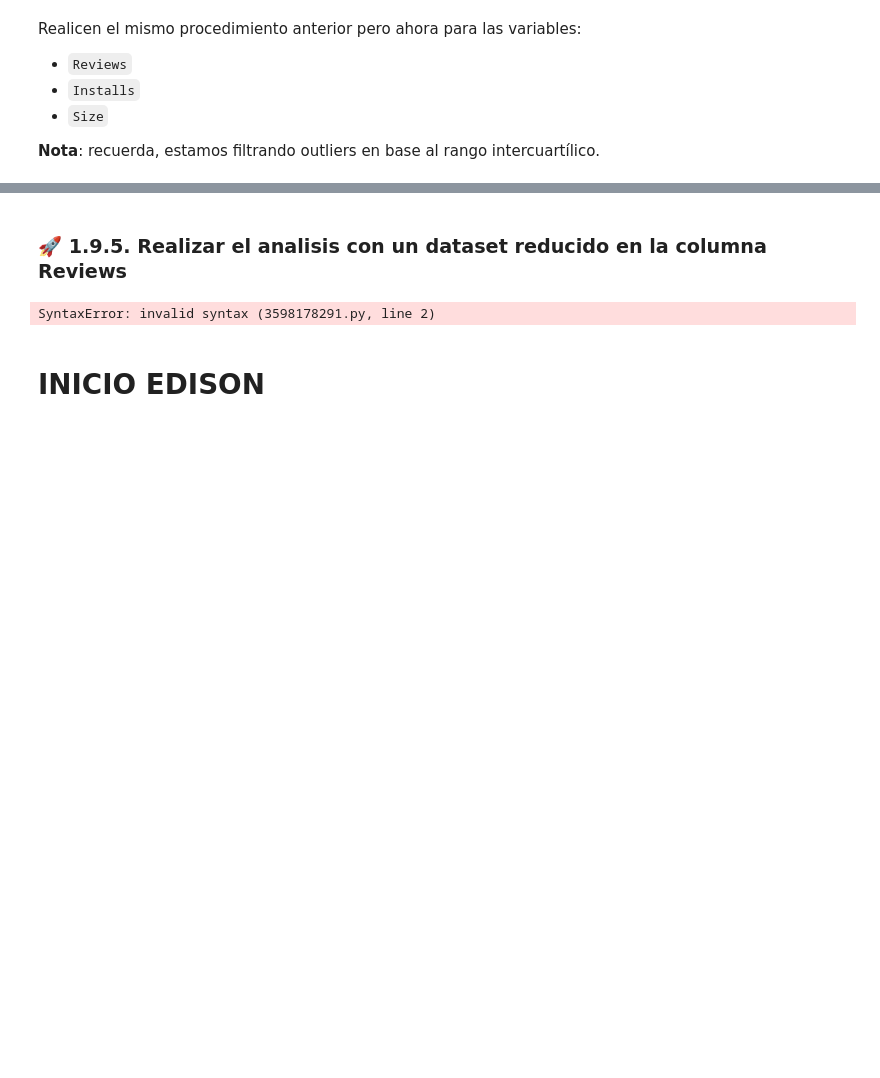
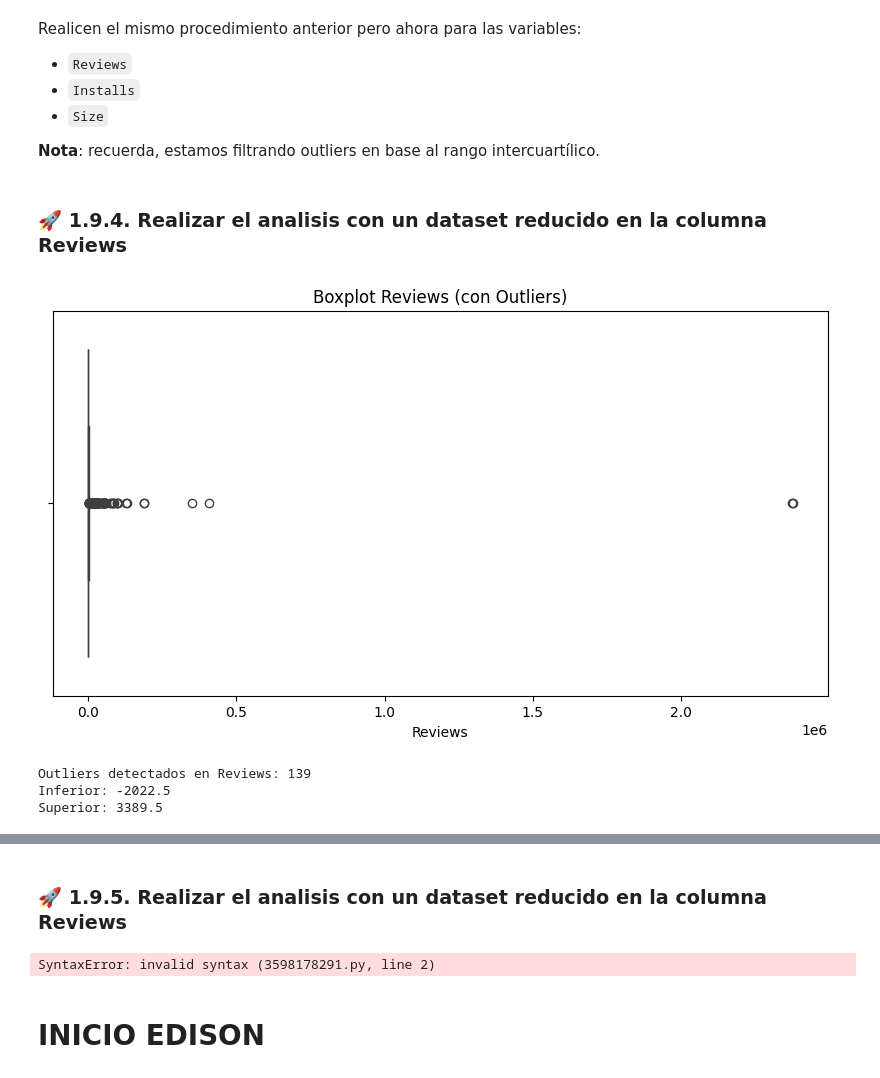
Before and after one commit to ChrisJavier/UIDE_3-WorkGroupProyectsVisu, a Jupyter notebook: Week1/src/VADDC_CP_W1_E4.ipynb, the cells around one changed output, grey strips where cells are left out. Drawn from its saved outputs; the diff is of its cells as text; code cells hidden in the pictures; blank space fills up the shorter version.

Commit message:
CCA Actualizacion de eliminacion de outliers Reviews

````diff
--- a/Week1/src/VADDC_CP_W1_E4.ipynb
+++ b/Week1/src/VADDC_CP_W1_E4.ipynb
@@ -481,10 +483,10 @@ plt.title("Boxplot Price (con Outliers)")
 plt.show()
 
 # Detectar
-outliers_ingreso, li, ls = detectar_outliers_iqr(data_free_apps, 'Price')
+outliers_ingreso, min_value, max_value = detectar_outliers_iqr(data_free_apps, 'Price')
 print(f"Outliers detectados en Price: {len(outliers_ingreso)}")
-print(f"Inferior: {li}")
-print(f"Superior: {ls}")
+print(f"Inferior: {min_value}")
+print(f"Superior: {max_value}")
 
 #############################
 # %% [output]
@@ -494,7 +496,7 @@ Inferior: -3.4037499999999996
 Superior: 10.026250000000001
 # %%
 # Tratamiento: Clipping (tope) en lugar de eliminar
-data_free_apps['Price'] = data_free_apps['Price'].clip(lower=li, upper=ls)
+data_free_apps['Price'] = data_free_apps['Price'].clip(lower=min_value, upper=max_value)
 print(f"Existen {data_free_apps.shape[0]} registros luego del filtro y eliminar los outliers")
 
 # Visualización post-tratamiento
@@ -577,3 +522,28 @@ Realicen el mismo procedimiento anterior pero ahora para las variables:
 *   ```Size```
 
 **Nota**: recuerda, estamos filtrando outliers en base al rango intercuartílico.
+# %% [markdown]
+### 🚀 1.9.4. Realizar el analisis con un dataset reducido en la columna Reviews
+# %%
+# Calcula e imprime los valores inferiores y superiores del rango intercuartilico
+# para las siguientes variables: Reviews
+#### TAREA 5 ###############
+# TU CÓDIGO AQUÍ
+
+# Visualización antes de tratar
+plt.figure(figsize=(10, 5))
+sns.boxplot(x=data_free_apps['Reviews'])
+plt.title("Boxplot Reviews (con Outliers)")
+plt.show()
+
+# Detectar
+outliers_ingreso, min_value, max_value = detectar_outliers_iqr(data_free_apps, 'Reviews')
+print(f"Outliers detectados en Reviews: {len(outliers_ingreso)}")
+print(f"Inferior: {min_value}")
+print(f"Superior: {max_value}")
+#############################
+# %% [output]
+[figure, added]
+Outliers detectados en Reviews: 139
+Inferior: -2022.5
+Superior: 3389.5
````
Also changed, not shown: parts of 11 cells of this notebook.
